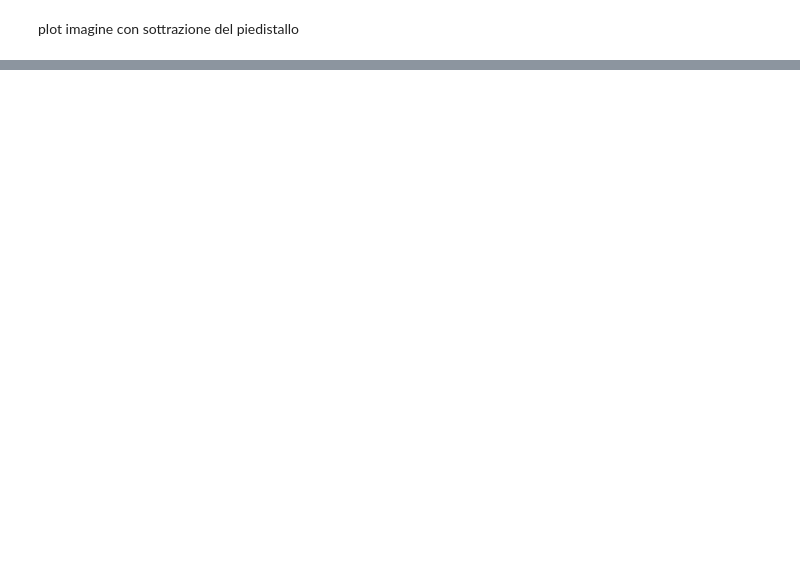
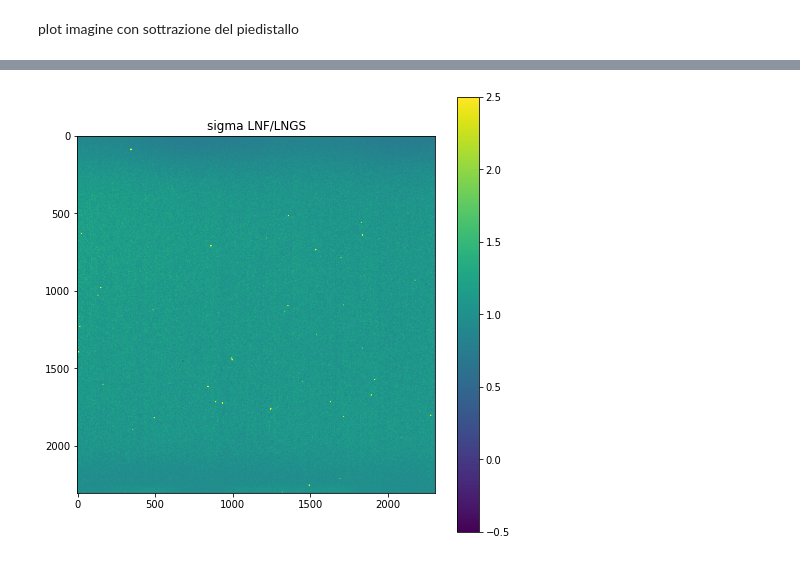
Before and after one commit to emanueledimarco/cygno, a Jupyter notebook: dev/readMidasFile.ipynb, the cells around one changed output, grey strips where cells are left out. Drawn from its saved outputs; the diff is of its cells as text; code cells hidden in the pictures; blank space fills up the shorter version.

```diff
--- a/dev/readMidasFile.ipynb
+++ b/dev/readMidasFile.ipynb
@@ -149,0 +189,8 @@ plt.show()
+# %%
+fig, ax = plt.subplots(1, figsize=(8,8))
+im = ax.imshow(s1_image/s_image, vmin=-0.5,vmax=2.5)
+fig.colorbar(im, ax=ax)
+ax.set_title("sigma LNF/LNGS")
+plt.show()
+# %% [output]
+[figure, added]
```
Also changed, not shown: parts of 24 cells of this notebook, 2 other files.
